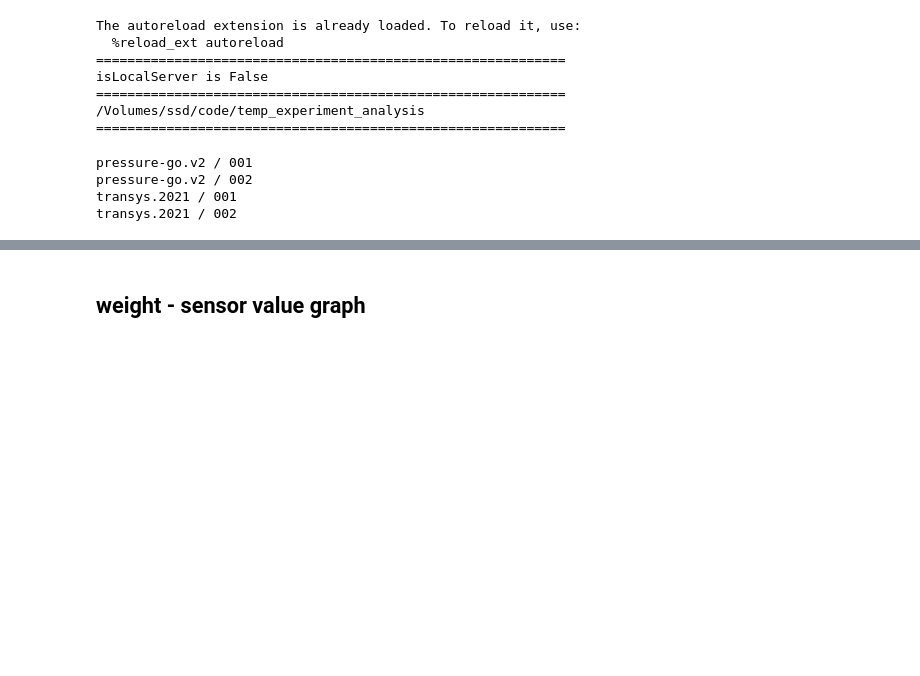
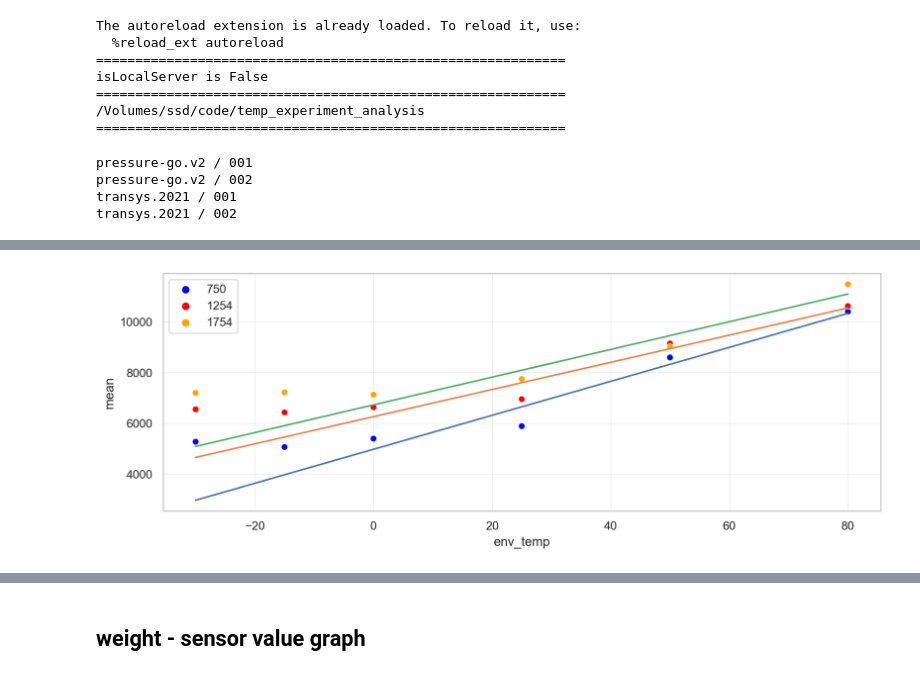
Before and after one commit to ksuchoi216/temp_experiment_analysis, a Jupyter notebook: temp_reg.ipynb, the cells around one changed output, grey strips where cells are left out. Cells and saved outputs as stored; diff of their text form; code cells hidden in the pictures; blank space fills up the shorter version.

```diff
--- a/temp_reg.ipynb
+++ b/temp_reg.ipynb
@@ -308,0 +313,90 @@ Sensor transys.2021 #23
+# %%
+import ipywidgets as widgets
+from ipywidgets import GridspecLayout
+
+from sklearn.preprocessing import PolynomialFeatures
+from sklearn.linear_model import LinearRegression
+
+def get_polynomial_regression(x, y, degree=2):
+    # specifying the degree of the polynomial
+    poly_features = PolynomialFeatures(degree=degree, include_bias=False)
+    # creating a new feature
+    x_poly = poly_features.fit_transform(x.reshape(-1, 1))
+    # creating a polynomial regression model
+    _model = LinearRegression()
+    _model.fit(x_poly, y)
+    return _model
+
+def get_linear_egression(X, y):
+    _model = LinearRegression()
+    # __x = x.reshape(-1, 1)
+    _model.fit(X, y)
+    return _model
+
+def get_ratio(model, X_from, X_to):
+    X_from = np.array(X_from).reshape(-1, 1)
+    X_to = np.array(X_to).reshape(-1, 1)
+
+    fsr_from = model.predict(X_from)
+    fsr_to = model.predict(X_to)
+
+    ratio = np.round(fsr_to / fsr_from, 4)
+    return ratio
+
+
+for i, info in enumerate(__DATA_SET_INFO):
+    if i in [0, 1]:
+        continue
+
+    printc(f"Sensor {info['sensor_name']} #{info['sensor_index']}", color='blue', style='bold')
+    __df = pd.DataFrame.from_records(info['records'])
+    __df.to_csv(f"stats_{info['sensor_name']}_{info['sensor_index']}.csv", index=False, encoding='utf-8')
+
+
+    plt.figure(figsize=(12,4), dpi=200)
+
+
+    sns.scatterplot(x="env_temp", y="mean", hue="weight", data=__df, palette=['blue','red', 'orange'], legend='full')
+
+
+    ratio_80to25 = []
+    ratio_m30to25 = []
+    for weight in __df.weight.unique():
+        _subset = __df[ __df.weight == weight]
+        display(_subset)
+
+        X_train = _subset['env_temp'].values[2:].reshape(-1, 1)
+        y_train = _subset['mean'].values[2:]
+
+        _model = get_linear_egression(X_train, y_train)
+
+        X_test = _subset['env_temp'].values.reshape(-1, 1)
+        y_pred = _model.predict(X_test)
+        X_test = X_test.reshape(-1)
+
+        ratio = get_ratio(_model, X_from = 80, X_to = 25)
+        ratio_80to25.append(ratio)
+
+        ratio = get_ratio(_model, X_from = -30, X_to = 25)
+        ratio_m30to25.append(ratio)
+
+
+        print(f'[{weight}g] ratio={ratio}')
+        # print(f"25, 80 {weight}: {__ratio}")
+        # print(f"-30, 25 {weight}: {__ratio}")
+        sns.lineplot(x=X_test, y=y_pred, palette=['blue','red', 'orange'], legend='full')
+
+
+    print(f"avg ratio 80 to 25 = {np.round(np.mean(ratio_80to25),4)}")
+    print(f"avg ratio m30 to 25 = {np.round(np.mean(ratio_m30to25),4)}")
+
+    # plt.figure(figsize=(12,4), dpi=200)
+    # sns.scatterplot(x="sensor_temp_mean", y="mean", hue="weight", data=__df, palette=['blue','red', 'orange'], legend='full')
+
+    # for weight in __df.weight.unique():
+    #     _subset = __df[ __df.weight == weight]
+    #     _x, _y, _ = get_polynomial_regression(_subset['sensor_temp_mean'].values, _subset['mean'].values)
+    #     sns.lineplot(x=_x, y=_y, palette=['blue','red', 'orange'], legend='full')
+
+    plt.show()
+# %% [output]
@@ -308,0 +430 @@ Sensor transys.2021 #23
+[figure, added]
```
Also changed, not shown: parts of 4 cells of this notebook, 5 other files.
